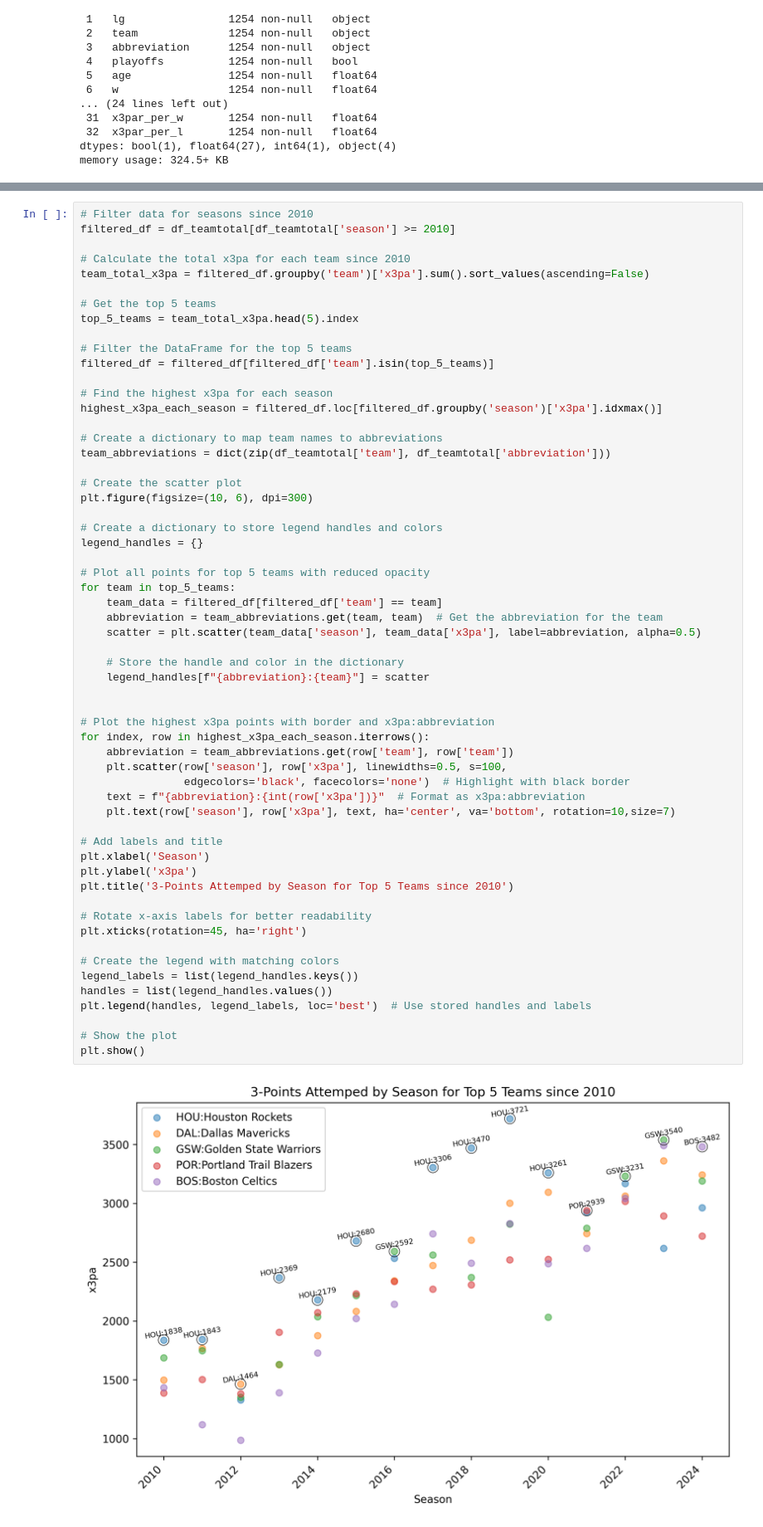
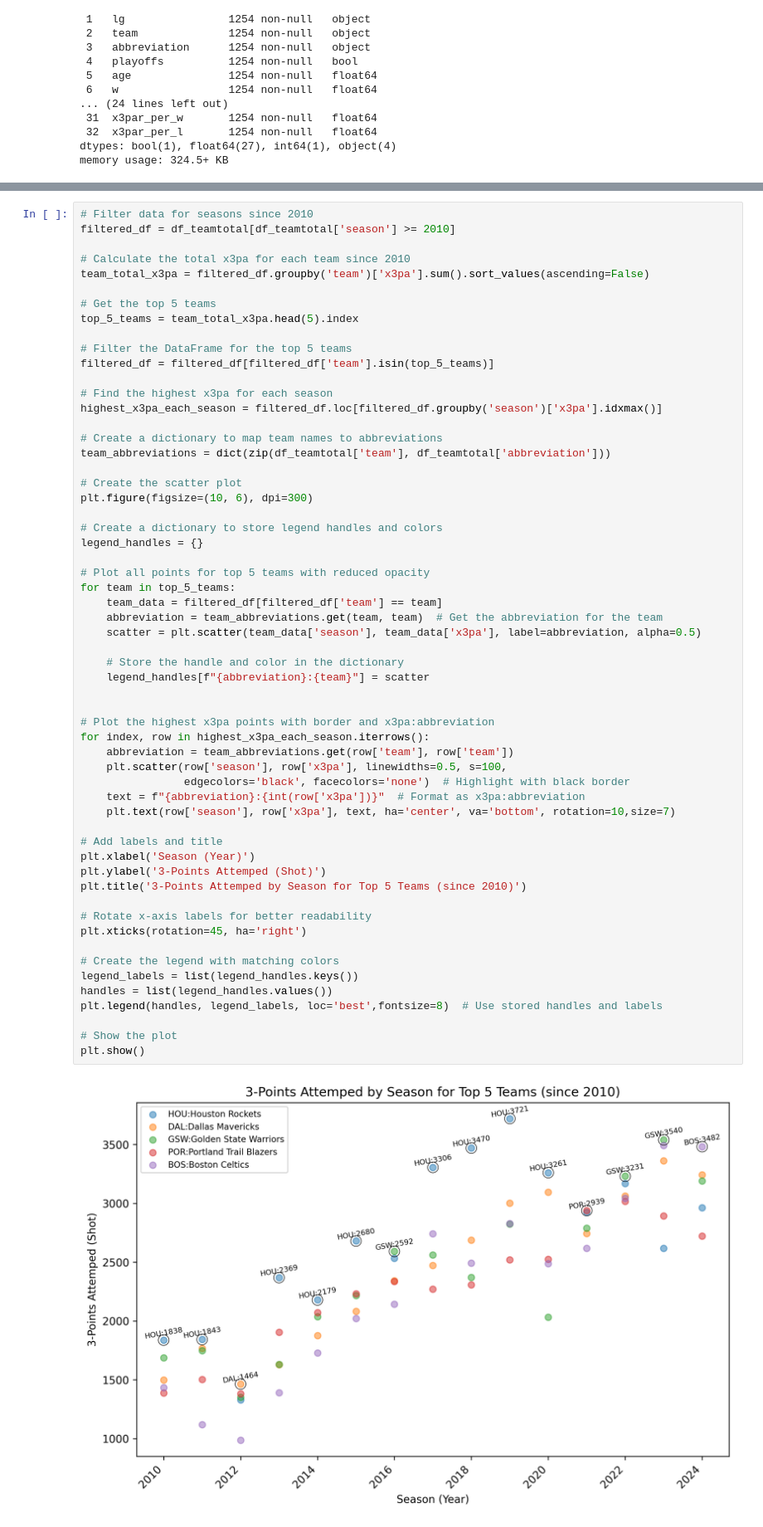
Before and after one commit to ThiwakornC/Spotter-NBA, a Jupyter notebook: Spotter_NBAStats_Main.ipynb, the cells around one changed output, grey strips where cells are left out. Shown: that part at 83% size. Saved outputs shown, nothing was run; the diff lists cells and outputs as text.

```diff
--- a/Spotter_NBAStats_Main.ipynb
+++ b/Spotter_NBAStats_Main.ipynb
@@ -149,35 +149,35 @@ legend_handles = {}
 # Plot all points for top 5 teams with reduced opacity
 for team in top_5_teams:
     team_data = filtered_df[filtered_df['team'] == team]
     abbreviation = team_abbreviations.get(team, team)  # Get the abbreviation for the team
     scatter = plt.scatter(team_data['season'], team_data['x3pa'], label=abbreviation, alpha=0.5)
 
     # Store the handle and color in the dictionary
     legend_handles[f"{abbreviation}:{team}"] = scatter
 
 
 # Plot the highest x3pa points with border and x3pa:abbreviation
 for index, row in highest_x3pa_each_season.iterrows():
     abbreviation = team_abbreviations.get(row['team'], row['team'])
     plt.scatter(row['season'], row['x3pa'], linewidths=0.5, s=100,
                 edgecolors='black', facecolors='none')  # Highlight with black border
     text = f"{abbreviation}:{int(row['x3pa'])}"  # Format as x3pa:abbreviation
     plt.text(row['season'], row['x3pa'], text, ha='center', va='bottom', rotation=10,size=7)
 
 # Add labels and title
-plt.xlabel('Season')
-plt.ylabel('x3pa')
-plt.title('3-Points Attemped by Season for Top 5 Teams since 2010')
+plt.xlabel('Season (Year)')
+plt.ylabel('3-Points Attemped (Shot)')
+plt.title('3-Points Attemped by Season for Top 5 Teams (since 2010)')
 
 # Rotate x-axis labels for better readability
 plt.xticks(rotation=45, ha='right')
 
 # Create the legend with matching colors
 legend_labels = list(legend_handles.keys())
 handles = list(legend_handles.values())
-plt.legend(handles, legend_labels, loc='best')  # Use stored handles and labels
+plt.legend(handles, legend_labels, loc='best',fontsize=8)  # Use stored handles and labels
 
 # Show the plot
 plt.show()
 # %% [output]
-[figure, old version]
+[figure, new version]
```
Also changed, not shown: parts of 1 cell of this notebook.
